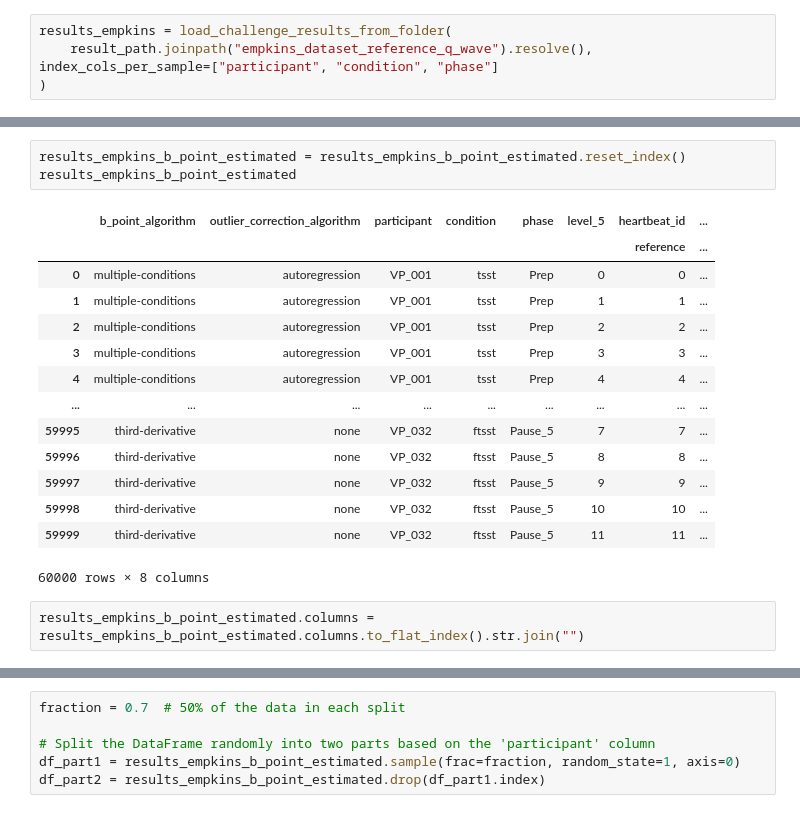
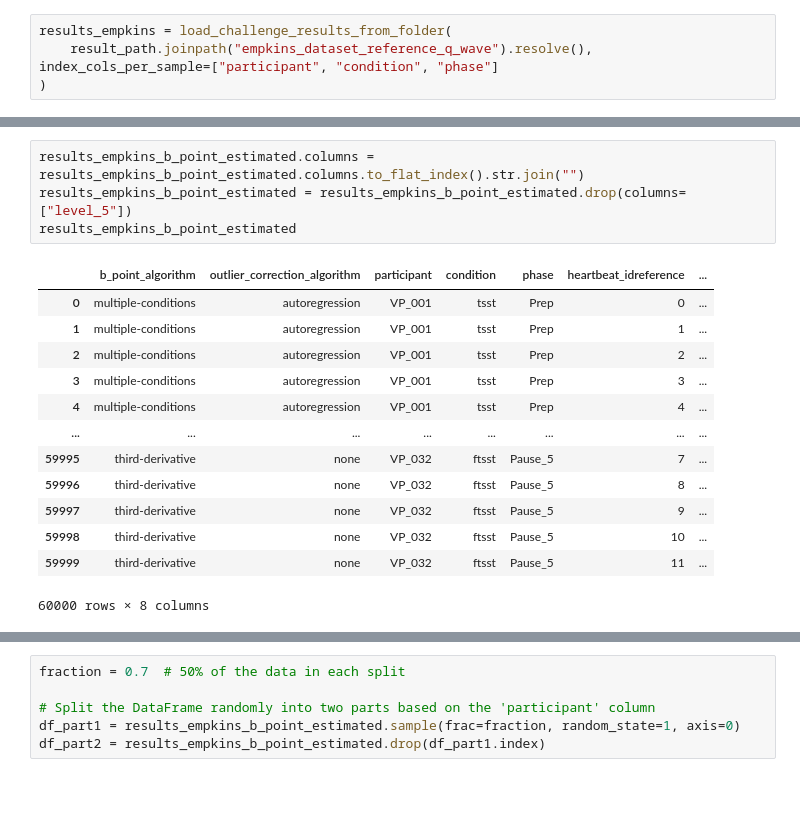
Before and after one commit to empkins/pepbench, a Jupyter notebook: experiments/pep_algorithm_benchmarking/notebooks/ML_analysis/DataExplorationEmpkinsDataset.ipynb, the cells around one changed output, grey strips where cells are left out. Cells and saved outputs as stored; diff of their text form.

```diff
--- a/experiments/pep_algorithm_benchmarking/notebooks/ML_analysis/feature_table_builder.ipynb
+++ b/experiments/pep_algorithm_benchmarking/notebooks/ML_analysis/DataExplorationEmpkinsDataset.ipynb
@@ -112,20 +90,18 @@ results_empkins_b_point_estimated
-# %%
-results_empkins_b_point_estimated = results_empkins_b_point_estimated.reset_index()
-results_empkins_b_point_estimated
-# %% [output]
-|  | b_point_algorithm | outlier_correction_algorithm | participant | condition | phase | level_5 | heartbeat_id | ... |
-|  |  |  |  |  |  |  | reference | ... |
-| 0 | multiple-conditions | autoregression | VP_001 | tsst | Prep | 0 | 0 | ... |
-| 1 | multiple-conditions | autoregression | VP_001 | tsst | Prep | 1 | 1 | ... |
-| 2 | multiple-conditions | autoregression | VP_001 | tsst | Prep | 2 | 2 | ... |
-| 3 | multiple-conditions | autoregression | VP_001 | tsst | Prep | 3 | 3 | ... |
-| 4 | multiple-conditions | autoregression | VP_001 | tsst | Prep | 4 | 4 | ... |
-| ... | ... | ... | ... | ... | ... | ... | ... | ... |
-| 59995 | third-derivative | none | VP_032 | ftsst | Pause_5 | 7 | 7 | ... |
-| 59996 | third-derivative | none | VP_032 | ftsst | Pause_5 | 8 | 8 | ... |
-| 59997 | third-derivative | none | VP_032 | ftsst | Pause_5 | 9 | 9 | ... |
-| 59998 | third-derivative | none | VP_032 | ftsst | Pause_5 | 10 | 10 | ... |
-| 59999 | third-derivative | none | VP_032 | ftsst | Pause_5 | 11 | 11 | ... |
-60000 rows × 8 columns
 # %%
 results_empkins_b_point_estimated.columns = results_empkins_b_point_estimated.columns.to_flat_index().str.join("")
+results_empkins_b_point_estimated = results_empkins_b_point_estimated.drop(columns=["level_5"])
+results_empkins_b_point_estimated
+# %% [output]
+|  | b_point_algorithm | outlier_correction_algorithm | participant | condition | phase | heartbeat_idreference | ... |
+| 0 | multiple-conditions | autoregression | VP_001 | tsst | Prep | 0 | ... |
+| 1 | multiple-conditions | autoregression | VP_001 | tsst | Prep | 1 | ... |
+| 2 | multiple-conditions | autoregression | VP_001 | tsst | Prep | 2 | ... |
+| 3 | multiple-conditions | autoregression | VP_001 | tsst | Prep | 3 | ... |
+| 4 | multiple-conditions | autoregression | VP_001 | tsst | Prep | 4 | ... |
+| ... | ... | ... | ... | ... | ... | ... | ... |
+| 59995 | third-derivative | none | VP_032 | ftsst | Pause_5 | 7 | ... |
+| 59996 | third-derivative | none | VP_032 | ftsst | Pause_5 | 8 | ... |
+| 59997 | third-derivative | none | VP_032 | ftsst | Pause_5 | 9 | ... |
+| 59998 | third-derivative | none | VP_032 | ftsst | Pause_5 | 10 | ... |
+| 59999 | third-derivative | none | VP_032 | ftsst | Pause_5 | 11 | ... |
+60000 rows × 8 columns
```
Also changed, not shown: parts of 21 cells of this notebook, 4 other files.
